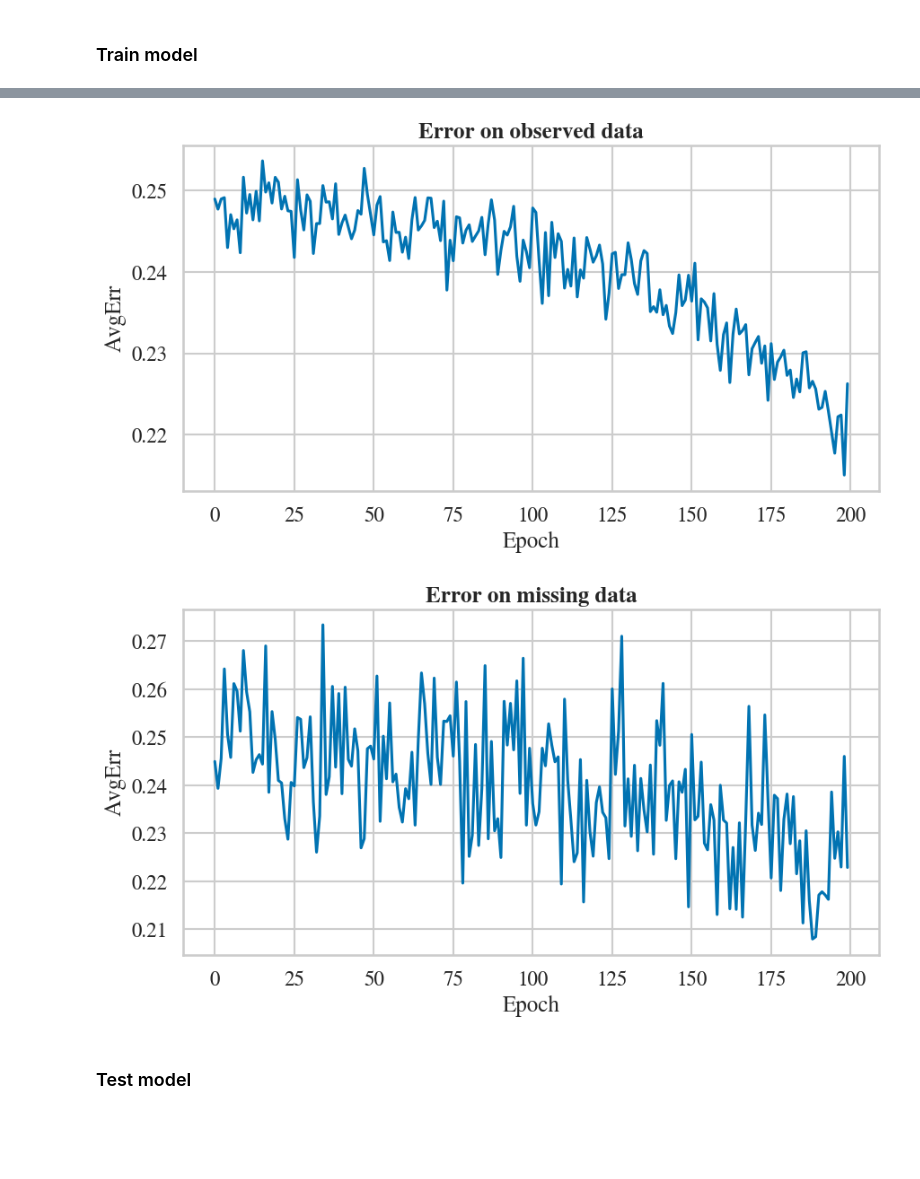
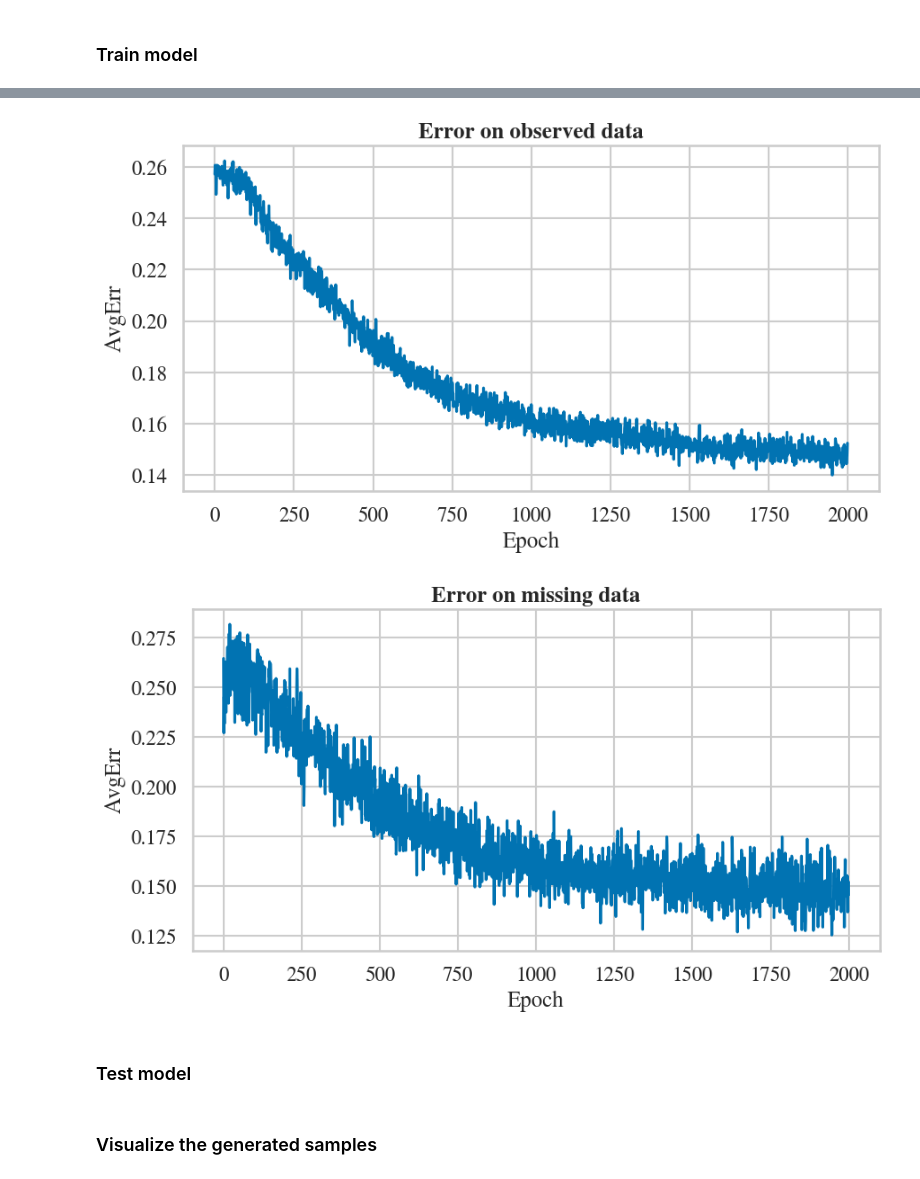
Before and after one commit to aguilloux/HI-VAE_Pytorch, a Jupyter notebook: tutorial_Breast.ipynb, the cells around one changed output, grey strips where cells are left out. Cells and saved outputs as stored; diff of their text form; code cells hidden in the pictures; blank space fills up the shorter version.

```diff
--- a/tutorial_Breast.ipynb
+++ b/tutorial_Breast.ipynb
@@ -21,7 +38,5 @@ true_miss_file = None
 # %%
-# Load training data
-data, feat_types_dict, miss_mask, true_miss_mask, n_samples = utils.read_data(data_file, feat_types_file, miss_file, true_miss_file)
-
+# Train-test split
 train_test_share = .8
 n_samples = data.shape[0]
 n_train_samples = int(train_test_share * n_samples)
@@ -35,3 +50,15 @@ true_miss_mask_train = true_miss_mask[train_index]
 data_test = data[test_index]
 miss_mask_test = miss_mask[test_index]
 true_miss_mask_test = true_miss_mask[test_index]
+
+# Adjust batch size if larger than dataset
+batch_size = 1000
+batch_size = min(batch_size, n_train_samples)
+
+# Number of batches
+n_train_samples = data_train.shape[0]
+n_batches_train = int(np.floor(n_train_samples / batch_size))
+n_train_samples = n_batches_train * batch_size
+
+# Compute real missing mask
+miss_mask_train = torch.multiply(miss_mask_train, true_miss_mask_train)
@@ -58,7 +73,7 @@ model_name="HIVAE_inputDropout"
 dim_latent_z = 10
 dim_latent_y = 5
 dim_latent_s = 10
-epochs = 200
+epochs = 2000
 lr = 1e-3
 save_file= "{}_{}_missing_{}_{}_z{}_y{}_s{}_batch_{}".format(model_name, dataset_name, m_perc, mask, dim_latent_z, dim_latent_y, dim_latent_s, batch_size)
 # Create directories for saving models
@@ -79,8 +94,6 @@ optimizer = optim.Adam(vae_model.parameters(), lr=lr)
 # %% [markdown]
 ### Train model
 # %%
-from utils import print_loss, plot_loss_evolution
-
 start_time = time.time()
 loss_train, error_observed_train, error_missing_train = [], [], []
 
@@ -97,7 +110,7 @@ for epoch in range(epochs):
 
     for i in range(n_batches_train):
         # Get batch data
-        data_list, miss_list = utils.next_batch(data_train, feat_types_dict, miss_mask_train, batch_size, i)
+        data_list, miss_list = data_processing.next_batch(data_train, feat_types_dict, miss_mask_train, batch_size, i)
 
         # Mask unknown data (set unobserved values to zero)
         data_list_observed = [data * miss_list[:, i].view(batch_size, 1) for i, data in enumerate(data_list)]
@@ -124,18 +137,18 @@ for epoch in range(epochs):
 
 
     #Concatenate samples in arrays
-    s_total, z_total, y_total, est_data_train = utils.samples_concatenation(samples_list)
+    s_total, z_total, y_total, est_data_train = statistic.samples_concatenation(samples_list)
 
     # #Transform discrete variables back to the original values
-    data_train_transformed = utils.discrete_variables_transformation(data_train[: n_train_samples], feat_types_dict)
-    est_data_train_transformed = utils.discrete_variables_transformation(est_data_train, feat_types_dict)
-    est_data_train_mean_imputed = utils.mean_imputation(data_train_transformed, miss_mask_train[: n_train_samples], feat_types_dict)
+    data_train_transformed = data_processing.discrete_variables_transformation(data_train[: n_train_samples], feat_types_dict)
+    est_data_train_transformed = data_processing.discrete_variables_transformation(est_data_train, feat_types_dict)
+    est_data_train_mean_imputed = statistic.mean_imputation(data_train_transformed, miss_mask_train[: n_train_samples], feat_types_dict)
 
     # Compute errors
-    error_observed_samples, error_missing_samples = utils.error_computation(data_train_transformed, est_data_train_transformed, feat_types_dict, miss_mask[:n_train_samples])
+    error_observed_samples, error_missing_samples = statistic.error_computation(data_train_transformed, est_data_train_transformed, feat_types_dict, miss_mask[:n_train_samples])
 
     # # #Create global dictionary of the distribution parameters
-    q_params_complete = utils.q_distribution_params_concatenation(q_params_list)
+    q_params_complete = statistic.q_distribution_params_concatenation(q_params_list)
 
     #Number of clusters created
     cluster_index = torch.argmax(q_params_complete['s'], 1)
@@ -147,17 +160,17 @@ for epoch in range(epochs):
     error_observed_train.append(torch.mean(error_observed_samples))
     error_missing_train.append(torch.mean(error_missing_samples))
 
-    print_loss(epoch, start_time, -avg_loss, avg_KL_s, avg_KL_z)
+    visualization.print_loss(epoch, start_time, -avg_loss, avg_KL_s, avg_KL_z)
 
 print("Training finished.")
 
 torch.save(vae_model.state_dict(), network_file)
 
-plot_loss_evolution(-np.array(loss_train), title = "HI_VAE loss over epoch",
+visualization.plot_loss_evolution(-np.array(loss_train), title = "HI_VAE loss over epoch",
                                 xlabel = "Epoch", ylabel = "ELBO")
-plot_loss_evolution(np.array(error_observed_train), title = "Error on observed data",
+visualization.plot_loss_evolution(np.array(error_observed_train), title = "Error on observed data",
                                 xlabel = "Epoch", ylabel = "AvgErr")
-plot_loss_evolution(np.array(error_missing_train), title = "Error on missing data",
+visualization.plot_loss_evolution(np.array(error_missing_train), title = "Error on missing data",
                                 xlabel = "Epoch", ylabel = "AvgErr")
 # %% [output]
 Clusters: 6
@@ -181,5 +194,5 @@ Training finished.
-[figure, old version]
+[figure, new version]
-[figure, old version]
+[figure, new version]
 # %% [markdown]
 ### Test model
 # %%
@@ -216 +229,3 @@ with torch.no_grad():
+# %% [markdown]
+### Visualize the generated samples
 # %%
```
Also changed, not shown: parts of 10 cells of this notebook, 14 other files.
